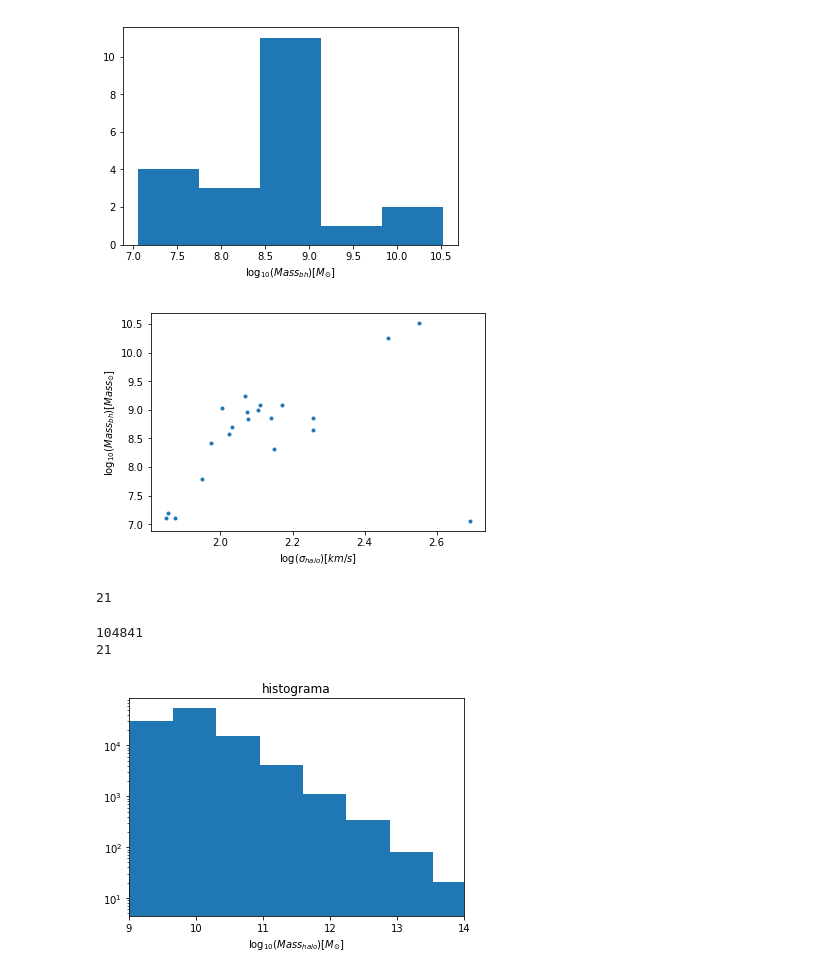
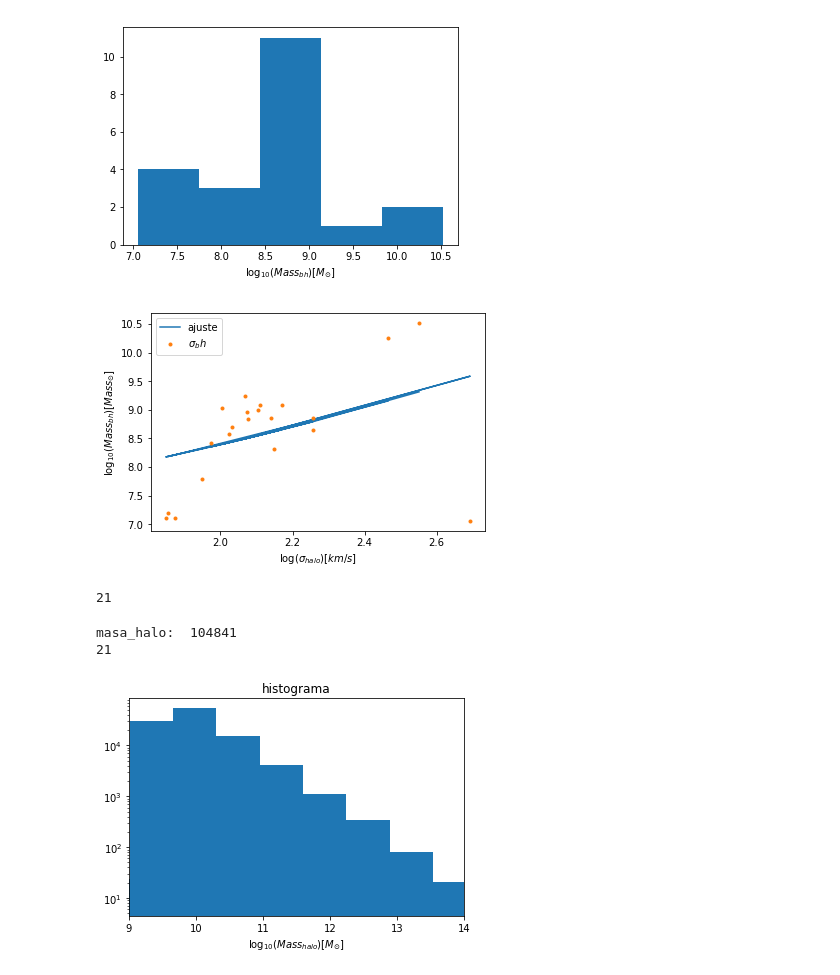
Before and after one commit to Daniel-Montenegro/Thesis, a Jupyter notebook: proyecto/Activity_1/Activity_1.ipynb, the cells around one changed output. Saved outputs shown, nothing was run; the diff lists cells and outputs as text; code cells hidden in the pictures.

```diff
--- a/proyecto/Activity_1/Activity_1.ipynb
+++ b/proyecto/Activity_1/Activity_1.ipynb
@@ -49,26 +49,39 @@ plt.savefig("histo_Mass_bh.png")
 # %%
 """
 GRAFICAS DE VERIFIVACION
     --> En esta parte del codigo se pretende
         verificar si los datos y los calculos
         son congruentes.
 """
 
 """
 plt.figure()
 plt.plot(np.log10(vel_bh[:,0]),np.log10(Mass_bh),".")
 plt.xlabel("$Vel_{bh}[km/s]$")
 plt.ylabel("$\log_{10}(Mass_{bh})[Mass_{\odot}]$")
 plt.savefig('vel_max_VS_mass_bh.png')
 """
 
+#X_bh=np.linspace(1.8,10,10)
+#Y_bh=np.linspace(7,11,10)
+
+### ajuste dispersion de la velocidad
+def func_disp_bh(x,A,B):
+    return A*x**2+B
+
+popt, pcov = curve_fit(func_disp_bh, np.log10(vel_disp_bh),np.log10(Mass_bh))
+#print(popt)
+
 plt.figure()
-plt.plot(np.log10(vel_disp_bh),np.log10(Mass_bh),".")
+#plt.plot(xdata, func(xdata, *popt), 'g--',
+plt.plot(np.log10(vel_disp_bh),func_disp_bh(np.log10(vel_disp_bh), *popt), '-', label='ajuste')
+plt.plot(np.log10(vel_disp_bh),np.log10(Mass_bh),".", label='$\sigma_bh$')
+plt.legend()
 plt.xlabel("$\log(\sigma_{halo})[km/s]$")
 plt.ylabel("$\log_{10}(Mass_{bh})[Mass_{\odot}]$")
 plt.savefig('vel_dis_VS_mass_bh.png')
 # %% [output]
-[figure, old version]
+[figure, new version]
 # %%
 #print(r[0])
 #print(r_bh)
@@ -98,13 +111,13 @@ vel_max_halo = sub.SubhaloVmax  ##km/s
 spin_halo=sub.SubhaloSpin ##ckpc/h
 r_halo = sub.SubhaloPos ## posicion en x,y,z ckp/h
 # %%
-print(len(Mass_halo))
+print("masa_halo: ",len(Mass_halo))
 print(len(Mass_bh))
 
 #print(vel_halo)
 #print(len(vel_dis_halo))
 # %% [output]
-104841
+masa_halo:  104841
 21
 # %%
 """
```
Also changed, not shown: parts of 8 cells of this notebook, 46 other files.
